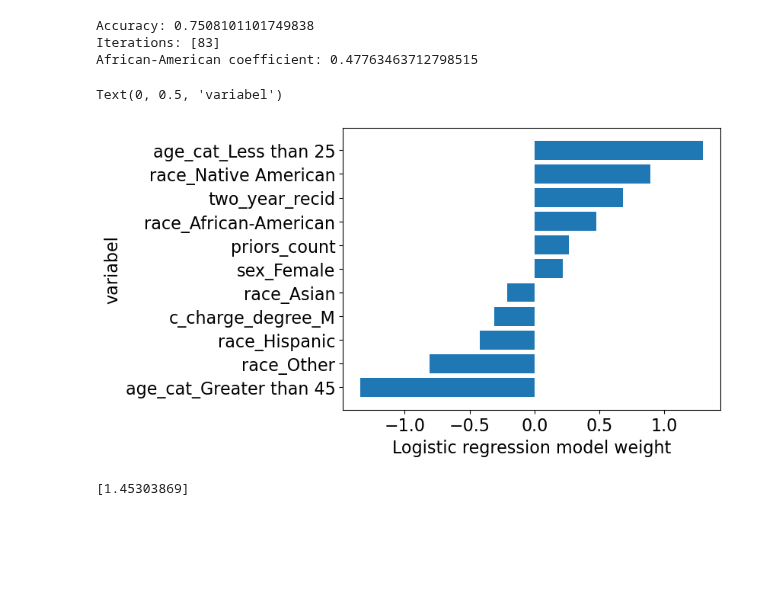
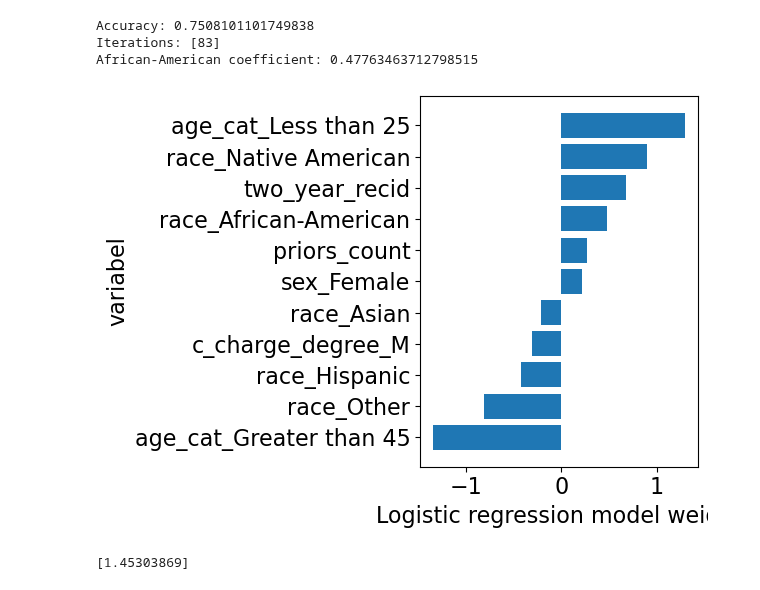
Before and after one commit to asmund20/hon2200-prosjekt, a Jupyter notebook: notebooks/compas.ipynb, the cells around one changed output. Cells and saved outputs as stored; diff of their text form; code cells hidden in the pictures; blank space fills up the shorter version.

```diff
--- a/notebooks/compas.ipynb
+++ b/notebooks/compas.ipynb
@@ -261,10 +313,11 @@ African-American coefficient: 0.47763463712798515
 # %%
 plt.barh(columns, coef)
 plt.xlabel("Logistic regression model weight")
 plt.ylabel("variabel")
+plt.tight_layout()
+plt.savefig("../reports/resultat-filer/coef.svg")
 # %% [output]
-Text(0, 0.5, 'variabel')
-[figure, old version]
+[figure, new version]
 # %%
 sigmoid = lambda x: 1/(1+np.exp(-x))
 control = sigmoid(clf.intercept_)
```
Also changed, not shown: parts of 6 cells of this notebook.
